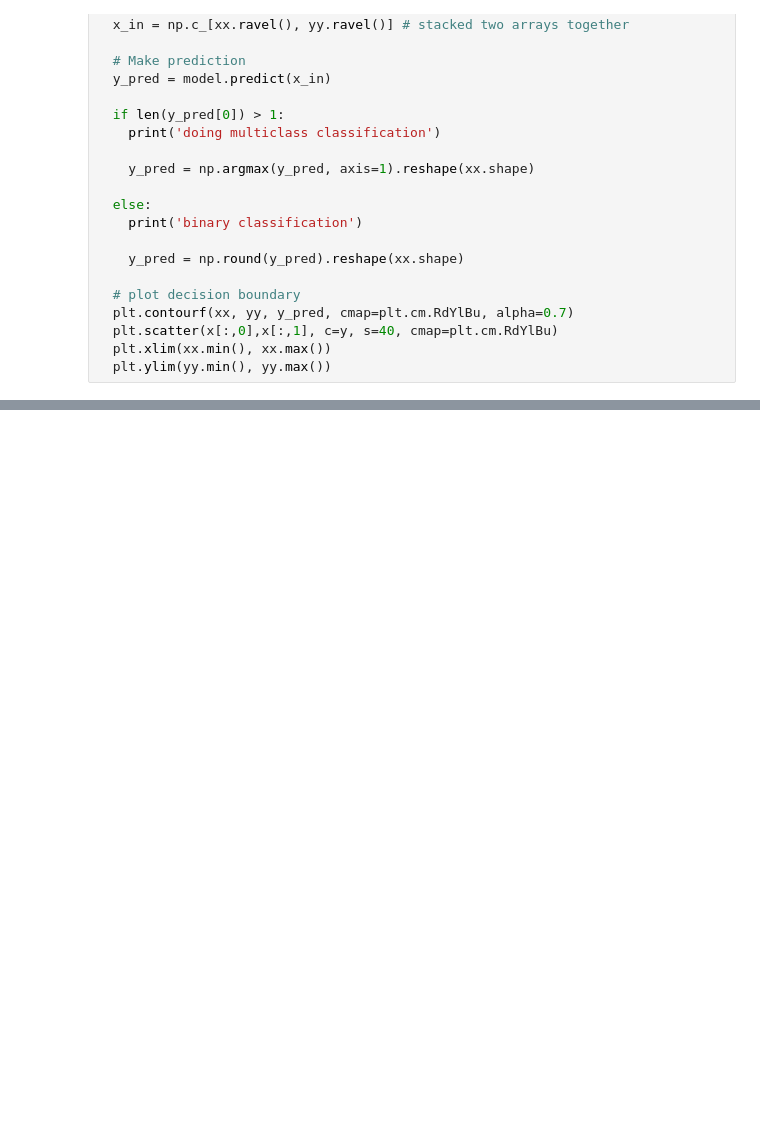
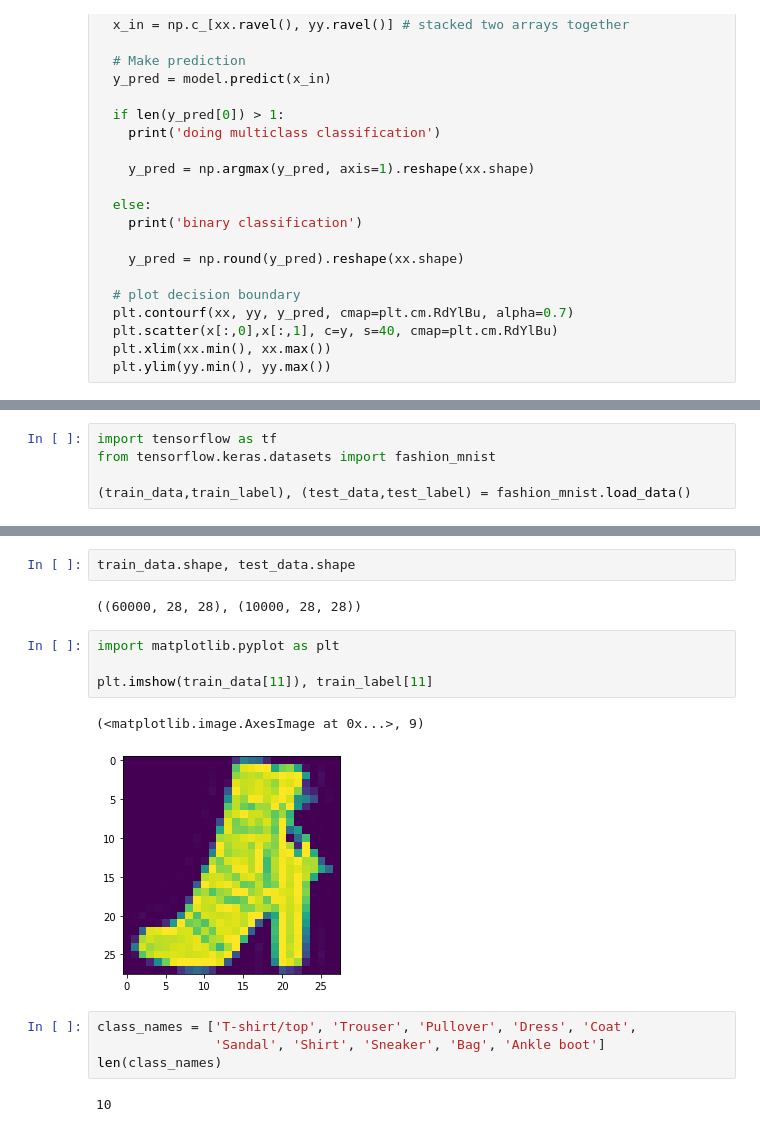
Before and after one commit to choton654/tenserflow-deep-learning, a Jupyter notebook: neural_network_classification.ipynb, the cells around one changed output, grey strips where cells are left out. Saved outputs shown, nothing was run; the diff lists cells and outputs as text; blank space fills up the shorter version.

```diff
--- a/neural_network_classification.ipynb
+++ b/neural_network_classification.ipynb
@@ -127,0 +199,5 @@ binary classification
+# %%
+import tensorflow as tf
+from tensorflow.keras.datasets import fashion_mnist
+
+(train_data,train_label), (test_data,test_label) = fashion_mnist.load_data()
@@ -127,0 +207,17 @@ binary classification
+# %%
+train_data.shape, test_data.shape
+# %% [output]
+((60000, 28, 28), (10000, 28, 28))
+# %%
+import matplotlib.pyplot as plt
+
+plt.imshow(train_data[11]), train_label[11]
+# %% [output]
+(<matplotlib.image.AxesImage at 0x...>, 9)
+[figure, added]
+# %%
+class_names = ['T-shirt/top', 'Trouser', 'Pullover', 'Dress', 'Coat',
+               'Sandal', 'Shirt', 'Sneaker', 'Bag', 'Ankle boot']
+len(class_names)
+# %% [output]
+10
```
Also changed, not shown: parts of 19 cells of this notebook.
